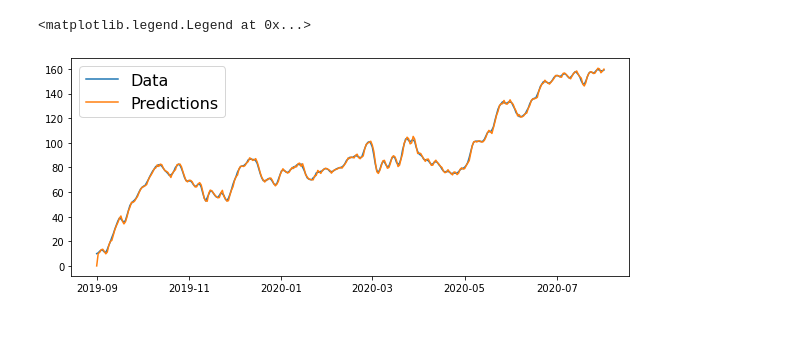
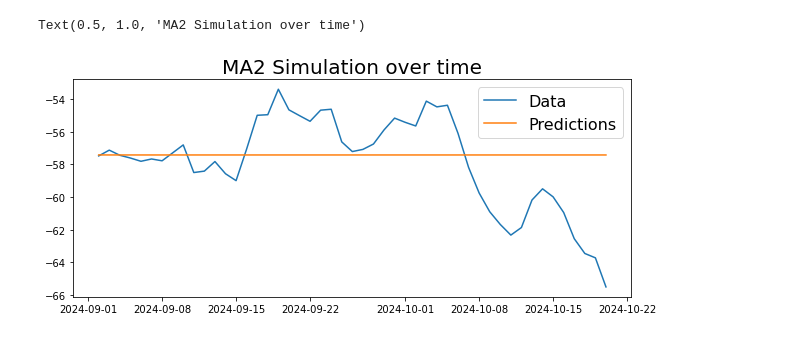
Before and after one commit to arjunc12/cmpinf2120-notebooks, a Jupyter notebook: Time-Series-Analysis/arima-regression.ipynb, the cells around one changed output. Drawn from its saved outputs; the diff is of its cells as text; code cells hidden in the pictures.

```diff
--- a/Time-Series-Analysis/arima-regression.ipynb
+++ b/Time-Series-Analysis/arima-regression.ipynb
@@ -54,6 +51,6 @@ pacf_plot = plot_pacf(diffs)
 # %%
 #create the model
-model = SARIMAX(series, order=(1, 1, 1))
+model = SARIMAX(train_data, order=(1, 1, 1))
 #fit the model
 model_fit = model.fit()
 #summary of the model
@@ -82,3 +75,0 @@ model = ARIMA(series, order=(1,1,1))
-# %%
-#fit the model
-model_fit = model.fit()
@@ -139,13 +85,0 @@ pacf_plot = plot_pacf(series.diff().dropna())
-# %%
-train_end = datetime(2020,8,1)
-test_end = datetime(2020,9,1)
-
-train_data = series[:train_end]
-test_data = series[train_end + timedelta(days=1):test_end]
-# %%
-#create the model
-model = ARIMA(train_data, order=(2,1,2))
-#fit the model
-model_fit = model.fit()
-#summary of the model
-print(model_fit.summary())
@@ -170,10 +93,12 @@ Warnings:
 # %%
 pylab.figure(figsize=(10,4))
 
-pylab.plot(train_data)
-pylab.plot(model_fit.predict(start=train_data.index[0], end=train_data.index[-1]))
+pylab.plot(test_data)
+pylab.plot(predictions)
 
 pylab.legend(('Data', 'Predictions'), fontsize=16)
+
+pylab.title('MA2 Simulation over time', fontsize=20)
 # %% [output]
-<matplotlib.legend.Legend at 0x...>
+Text(0.5, 1.0, 'MA2 Simulation over time')
-[figure, old version]
+[figure, new version]
```
Also changed, not shown: parts of 34 cells of this notebook, 5 other files.
